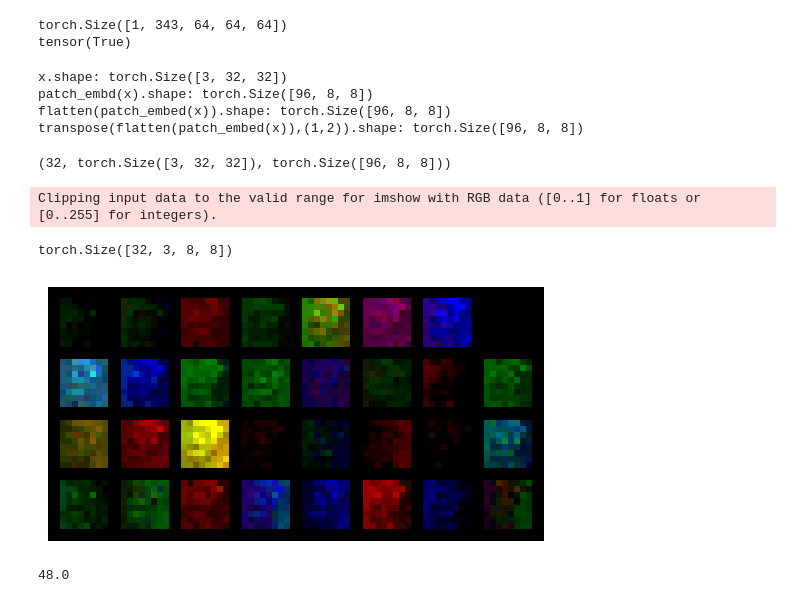
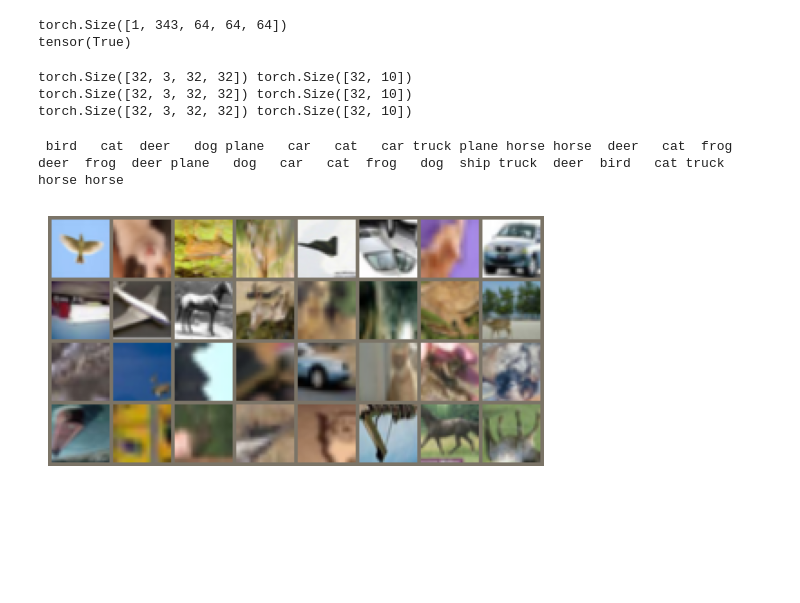
Before and after one commit to aspiringastro/vit-step-by-step, a Jupyter notebook: vit.ipynb, the cells around one changed output. Saved outputs shown, nothing was run; the diff lists cells and outputs as text; code cells hidden in the pictures; blank space fills up the shorter version.

```diff
--- a/vit.ipynb
+++ b/vit.ipynb
@@ -123,29 +96,36 @@ class PatchEmbedding(nn.Module):
         x = x.transpose(1,2)
         print(f"transpose(flatten(patch_embed(x)),(1,2)).shape: {x.shape}")
         return x
-# %%
-x = images[0]
-img_size = x.shape[-1]
-p = PatchEmbedding(img_size=img_size, patch_size=4)
-y = p(x)
-img_size, x.shape, y.shape
-# %% [output]
-x.shape: torch.Size([3, 32, 32])
-patch_embd(x).shape: torch.Size([96, 8, 8])
-flatten(patch_embed(x)).shape: torch.Size([96, 8, 8])
-transpose(flatten(patch_embed(x)),(1,2)).shape: torch.Size([96, 8, 8])
-(32, torch.Size([3, 32, 32]), torch.Size([96, 8, 8]))
-# %%
-from torchvision import transforms as T
-
-img_patches = torch.reshape(y, (-1, 3, y.shape[-1], y.shape[-1]))
-util.show_images(img_patches)
-img_patches.shape
-# %% [output]
-Clipping input data to the valid range for imshow with RGB data ([0..1] for floats or [0..255] for integers).
-torch.Size([32, 3, 8, 8])
-[figure, removed]
-# %%
-3*32*32/(8*8)
-# %% [output]
-48.0
+# %%
+# data loading
+def get_batch(dataset, split, batch_size=32):
+    if split == 'train':
+        downloader = dataset.train_dataloader(batch_size=batch_size)
+    elif split == 'val':
+        downloader = dataset.val_dataloader(batch_size=batch_size)
+    elif split == 'test':
+        downloader = dataset.test_dataloader(batch_size=batch_size)
+    else:
+        raise AttributeError(f'Invalid Split parameter ({split}) provided.')
+    x, y_label = dataset.get_batch(downloader)
+    y = F.one_hot(y_label, num_classes=len(dataset.get_classes()))
+    return x,y
+
+x, y = get_batch(dataset, "train")
+print(x.shape, y.shape)
+
+x_val, y_val = get_batch(dataset, "val")
+print(x_val.shape, y_val.shape)
+
+x_test, y_test= get_batch(dataset, "test")
+print(x_test.shape, y_test.shape)
+# %% [output]
+torch.Size([32, 3, 32, 32]) torch.Size([32, 10])
+torch.Size([32, 3, 32, 32]) torch.Size([32, 10])
+torch.Size([32, 3, 32, 32]) torch.Size([32, 10])
+# %%
+util.show_images(x, dataset.mean, dataset.std)
+print(' '.join('%5s' % dataset.get_classes()[l] for l in torch.argmax(y, dim=-1)))
+# %% [output]
+ bird   cat  deer   dog plane   car   cat   car truck plane horse horse  deer   cat  frog  deer  frog  deer plane   dog   car   cat  frog   dog  ship truck  deer  bird   cat truck horse horse
+[figure, added]
```
Also changed, not shown: parts of 11 cells of this notebook, 1 other file.
